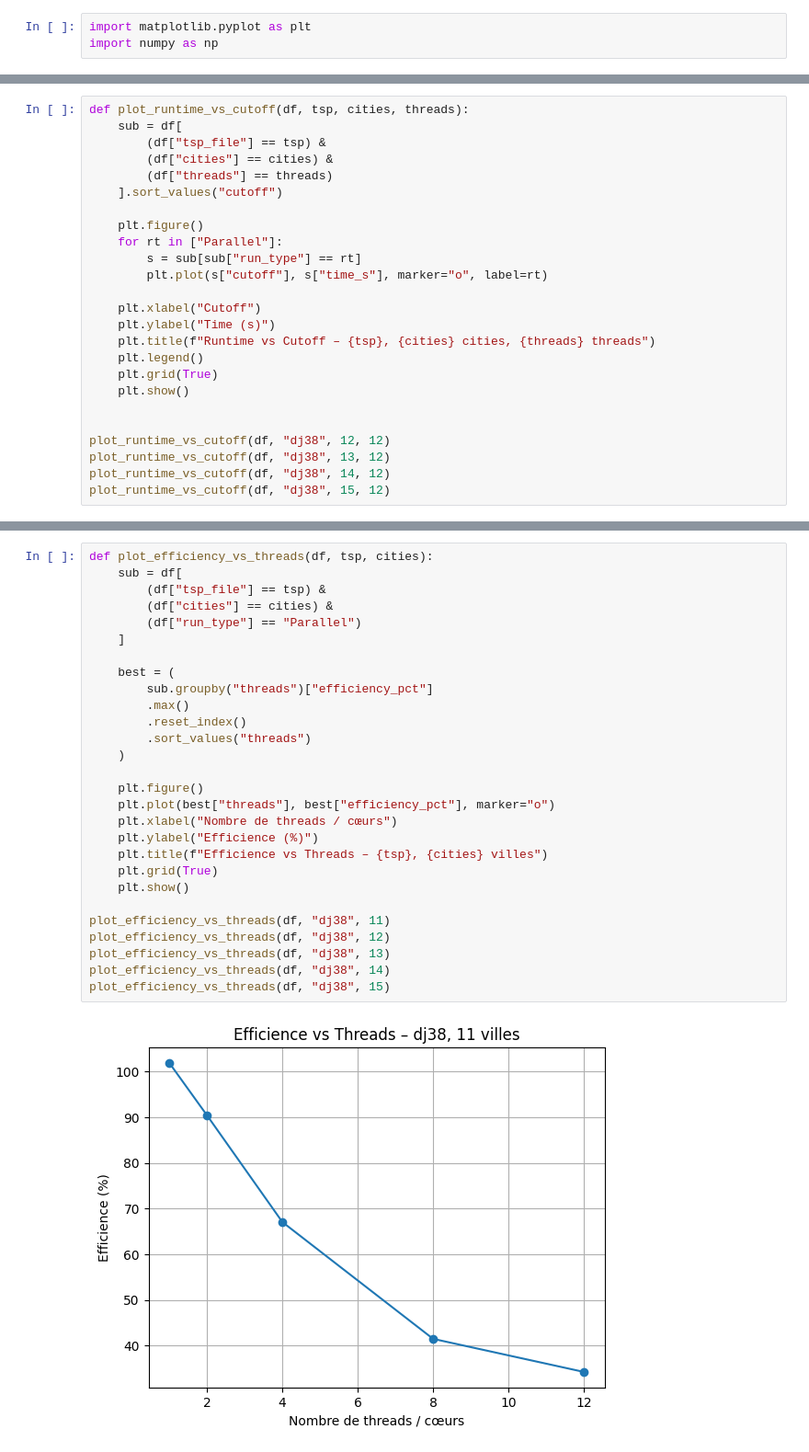
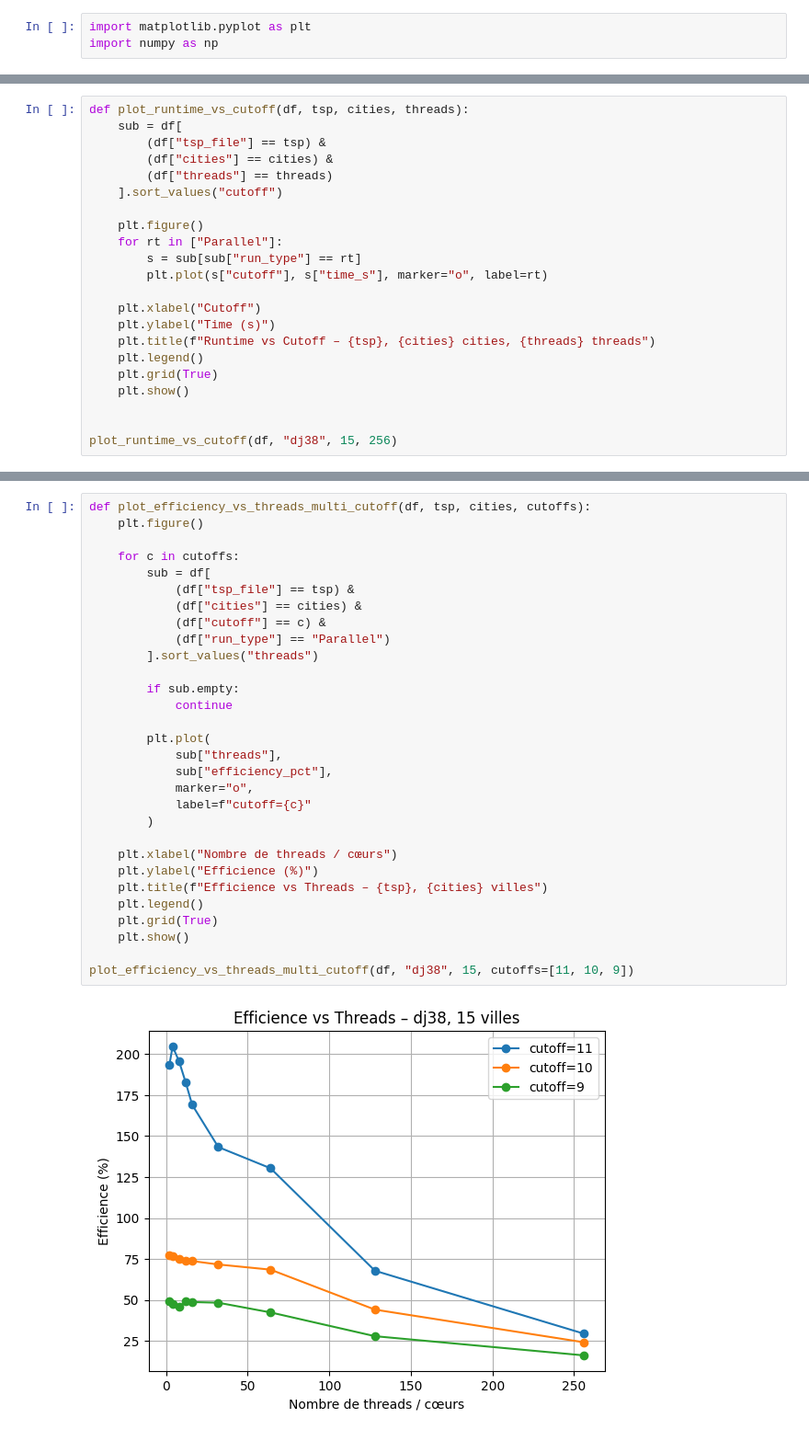
Before and after one commit to omarbz2001/MA_PCM, a Jupyter notebook: results/analyse.ipynb, the cells around one changed output, grey strips where cells are left out. Shown at 92% size. Cells and saved outputs as stored; diff of their text form.

```diff
--- a/results/analyse.ipynb
+++ b/results/analyse.ipynb
@@ -144,8 +146,5 @@ def plot_runtime_vs_cutoff(df, tsp, cities, threads):
     plt.show()
 
 
-plot_runtime_vs_cutoff(df, "dj38", 12, 12)
-plot_runtime_vs_cutoff(df, "dj38", 13, 12)
-plot_runtime_vs_cutoff(df, "dj38", 14, 12)
-plot_runtime_vs_cutoff(df, "dj38", 15, 12)
+plot_runtime_vs_cutoff(df, "dj38", 15, 256)
 # %% [output]
@@ -262,30 +263,32 @@ plot_speedup_vs_threads(df, "dj38", 15)
 # %%
-def plot_efficiency_vs_threads(df, tsp, cities):
-    sub = df[
-        (df["tsp_file"] == tsp) &
-        (df["cities"] == cities) &
-        (df["run_type"] == "Parallel")
-    ]
+def plot_efficiency_vs_threads_multi_cutoff(df, tsp, cities, cutoffs):
+    plt.figure()
 
-    best = (
-        sub.groupby("threads")["efficiency_pct"]
-        .max()
-        .reset_index()
-        .sort_values("threads")
-    )
+    for c in cutoffs:
+        sub = df[
+            (df["tsp_file"] == tsp) &
+            (df["cities"] == cities) &
+            (df["cutoff"] == c) &
+            (df["run_type"] == "Parallel")
+        ].sort_values("threads")
 
-    plt.figure()
-    plt.plot(best["threads"], best["efficiency_pct"], marker="o")
+        if sub.empty:
+            continue
+
+        plt.plot(
+            sub["threads"],
+            sub["efficiency_pct"],
+            marker="o",
+            label=f"cutoff={c}"
+        )
+
     plt.xlabel("Nombre de threads / cœurs")
     plt.ylabel("Efficience (%)")
     plt.title(f"Efficience vs Threads – {tsp}, {cities} villes")
+    plt.legend()
     plt.grid(True)
     plt.show()
 
-plot_efficiency_vs_threads(df, "dj38", 11)
-plot_efficiency_vs_threads(df, "dj38", 12)
-plot_efficiency_vs_threads(df, "dj38", 13)
-plot_efficiency_vs_threads(df, "dj38", 14)
-plot_efficiency_vs_threads(df, "dj38", 15)
+plot_efficiency_vs_threads_multi_cutoff(df, "dj38", 15, cutoffs=[11, 10, 9])
 # %% [output]
-[figure, old version]
+[figure, new version]
```
Also changed, not shown: parts of 8 cells of this notebook.
